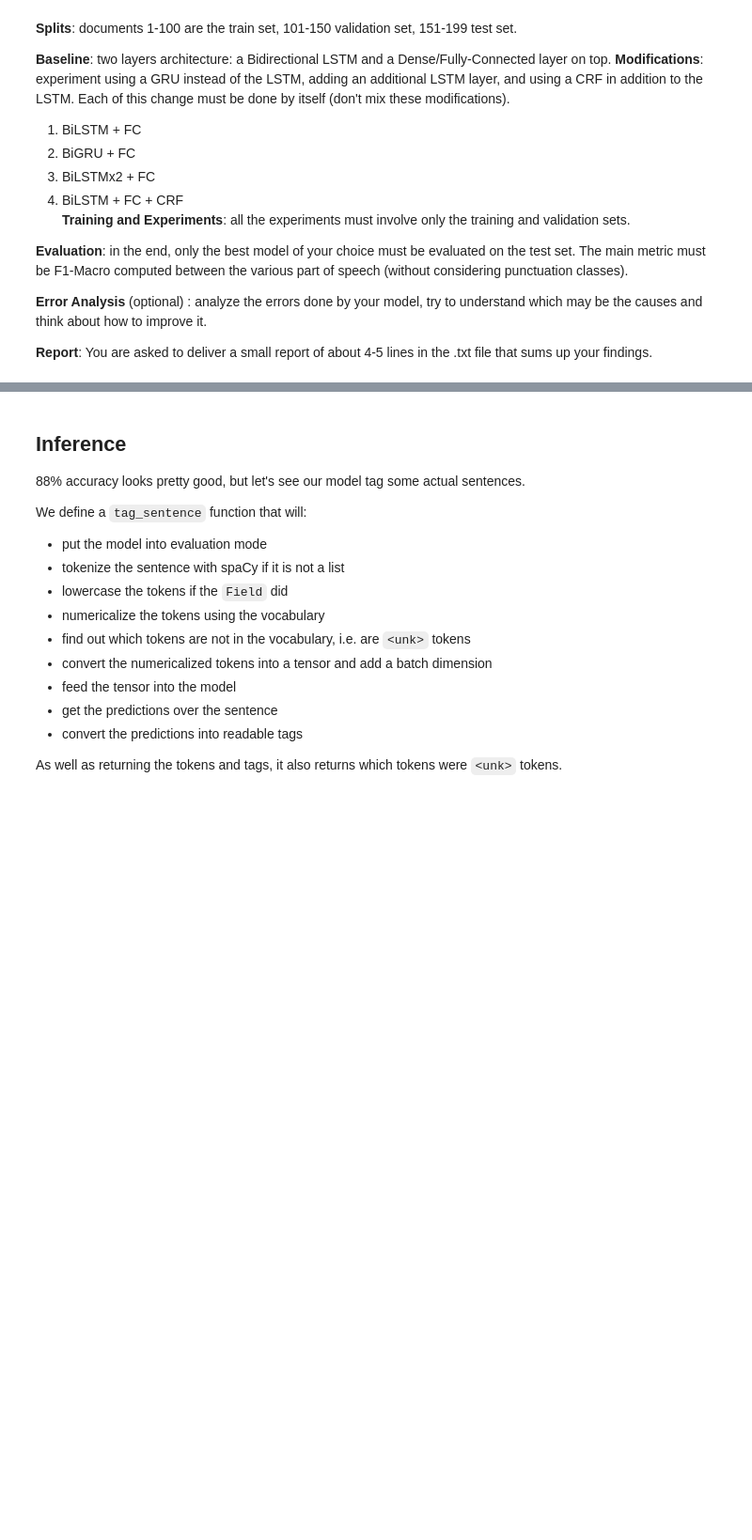
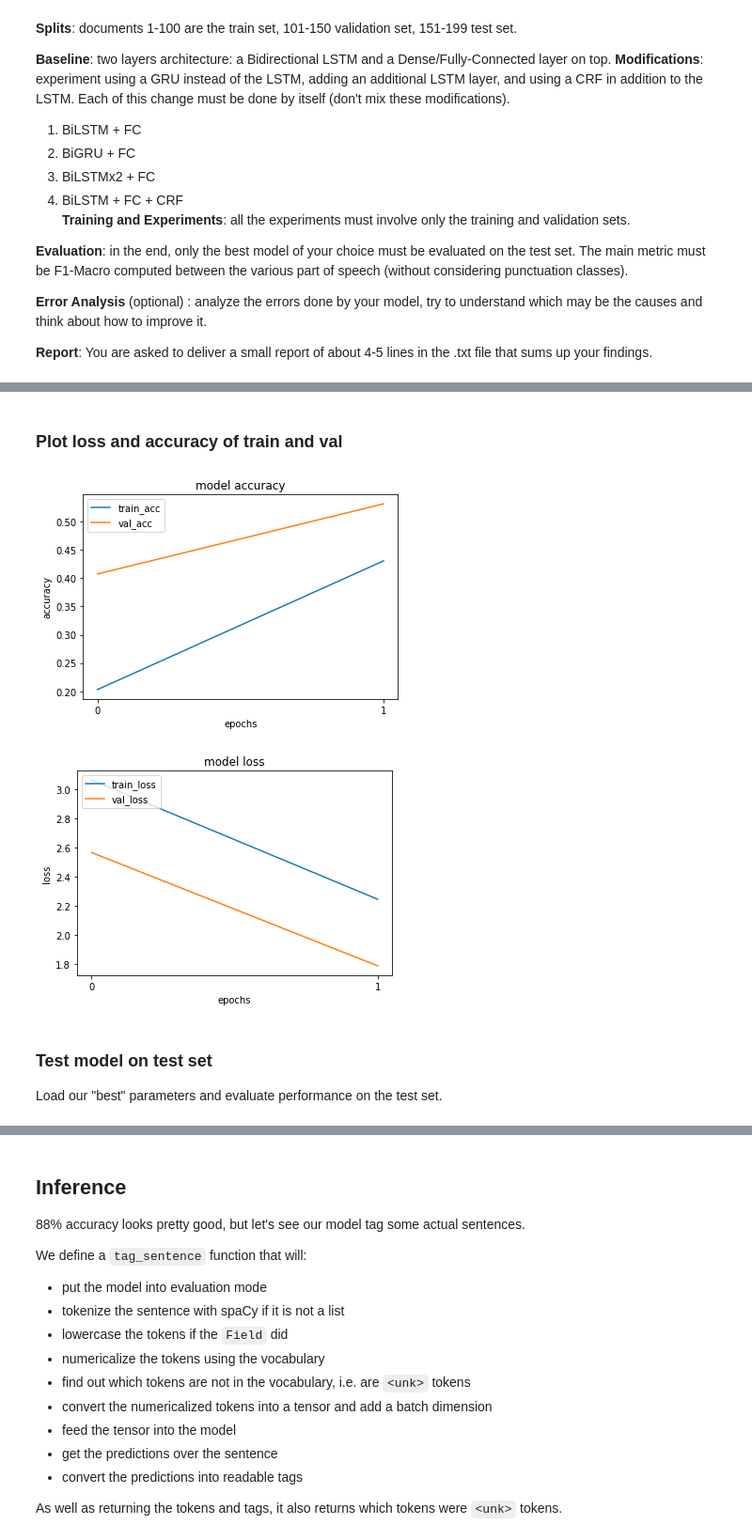
Before and after one commit to pptr3/nlp-assignments, a Jupyter notebook: assignment3/Assignment3.ipynb, the cells around one changed output, grey strips where cells are left out. Shown at 94% size. Saved outputs shown, nothing was run; the diff lists cells and outputs as text; code cells hidden in the pictures; blank space fills up the shorter version.

```diff
--- a/assignment3/Assignment3.ipynb
+++ b/assignment3/Assignment3.ipynb
@@ -467,0 +409,27 @@ Test Loss: 2.066 |  Test Acc: 45.48%
+# %% [markdown]
+### Plot loss and accuracy of train and val
+# %%
+# Accuracy
+plt.plot(train_acc_accum)
+plt.plot(val_acc_accum)
+plt.title('model accuracy')
+plt.ylabel('accuracy')
+plt.xlabel('epochs')
+plt.xticks(range(N_EPOCHS))
+plt.legend(['train_acc', 'val_acc'], loc='upper left')
+plt.show()
+# Loss
+plt.plot(train_loss_accum)
+plt.plot(val_loss_accum)
+plt.title('model loss')
+plt.ylabel('loss')
+plt.xlabel('epochs')
+plt.xticks(range(N_EPOCHS))
+plt.legend(['train_loss', 'val_loss'], loc='upper left')
+plt.show()
+# %% [output]
+[figure, added]
+[figure, added]
+# %% [markdown]
+### Test model on test set
+Load our "best" parameters and evaluate performance on the test set.
```
Also changed, not shown: parts of 46 cells of this notebook.
